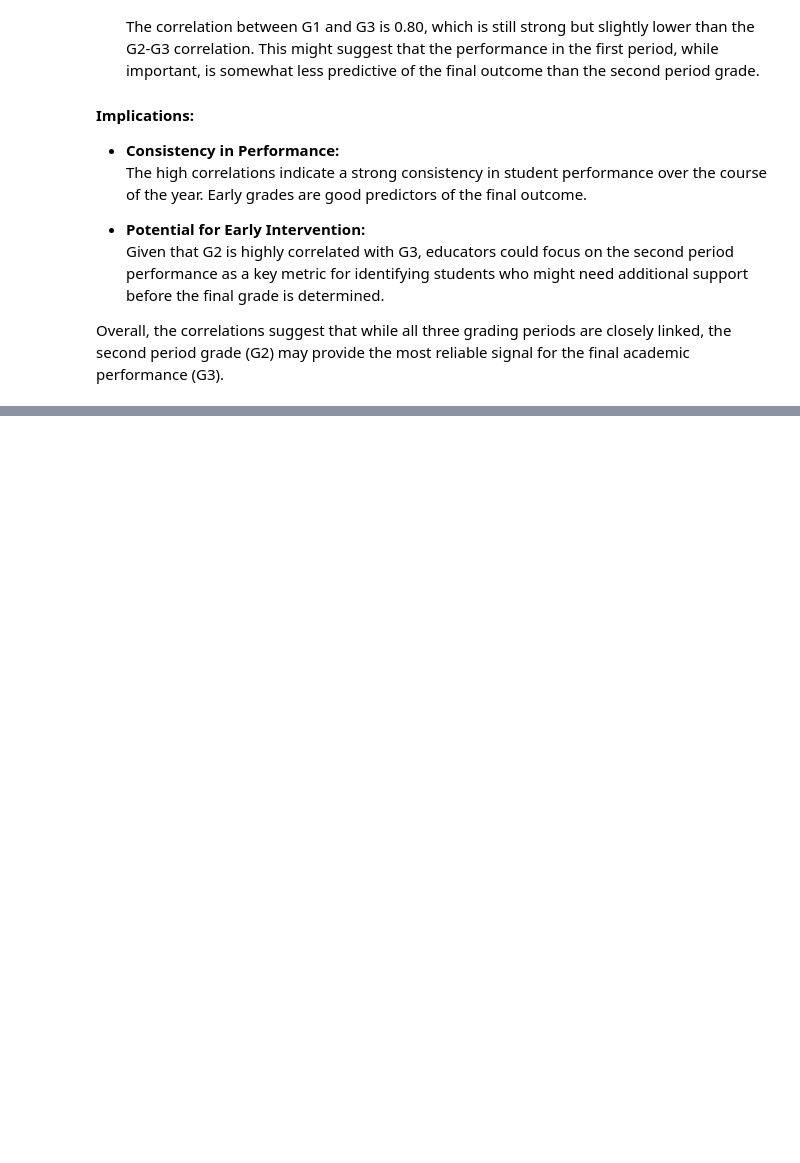
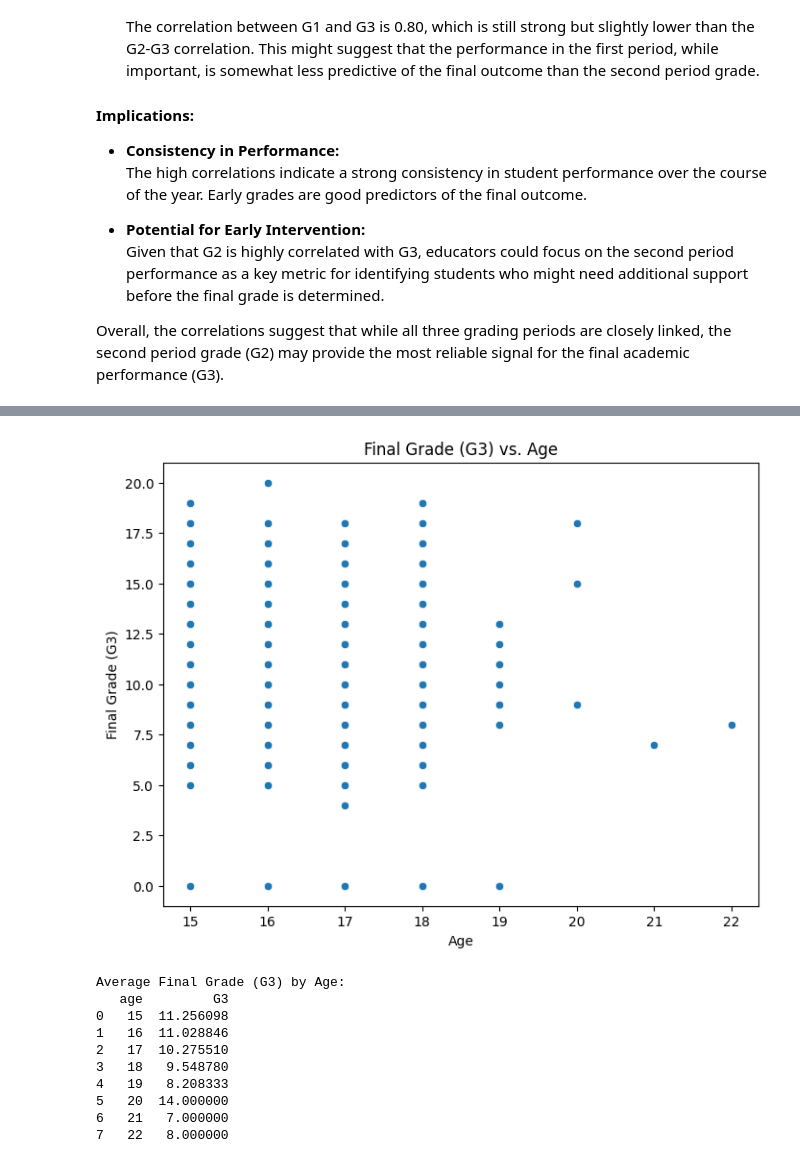
Before and after one commit to BjornCLind/PythonDataAnalysis, a Jupyter notebook: student_analysis.ipynb, the cells around one changed output, grey strips where cells are left out. Cells and saved outputs as stored; diff of their text form; code cells hidden in the pictures; blank space fills up the shorter version.

```diff
--- a/student_analysis.ipynb
+++ b/student_analysis.ipynb
@@ -288,0 +327,23 @@ Overall, the correlations suggest that while all three grading periods are close
+# %%
+plt.figure(figsize=(8,6))
+sns.scatterplot(x='age', y='G3', data=df)
+plt.title('Final Grade (G3) vs. Age')
+plt.xlabel('Age')
+plt.ylabel('Final Grade (G3)')
+plt.show()
+
+age_summary = df.groupby('age')['G3'].mean().reset_index()
+print("Average Final Grade (G3) by Age:")
+print(age_summary)
+# %% [output]
+[figure, added]
+Average Final Grade (G3) by Age:
+   age         G3
+0   15  11.256098
+1   16  11.028846
+2   17  10.275510
+3   18   9.548780
+4   19   8.208333
+5   20  14.000000
+6   21   7.000000
+7   22   8.000000
```
Also changed, not shown: parts of 13 cells of this notebook.
